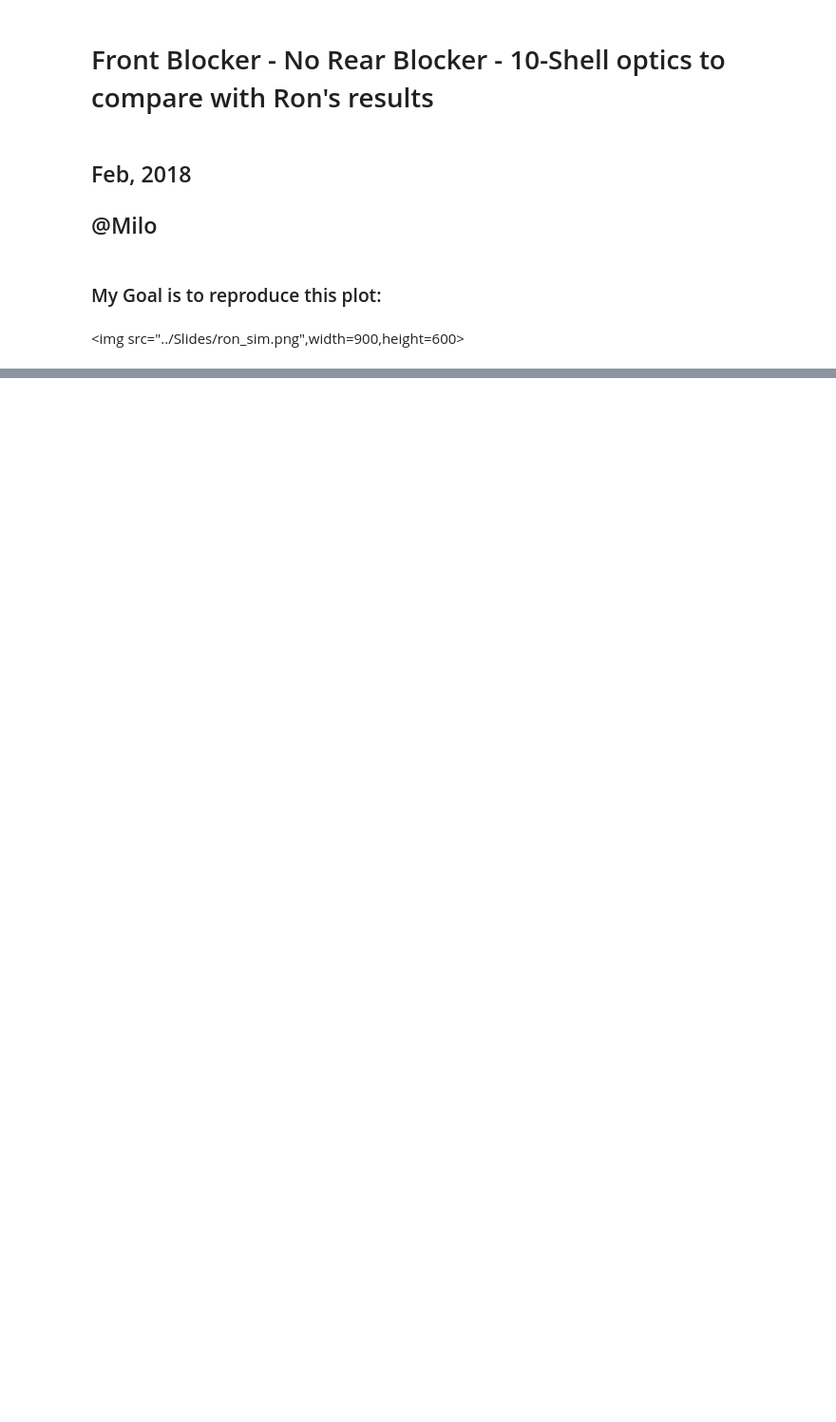
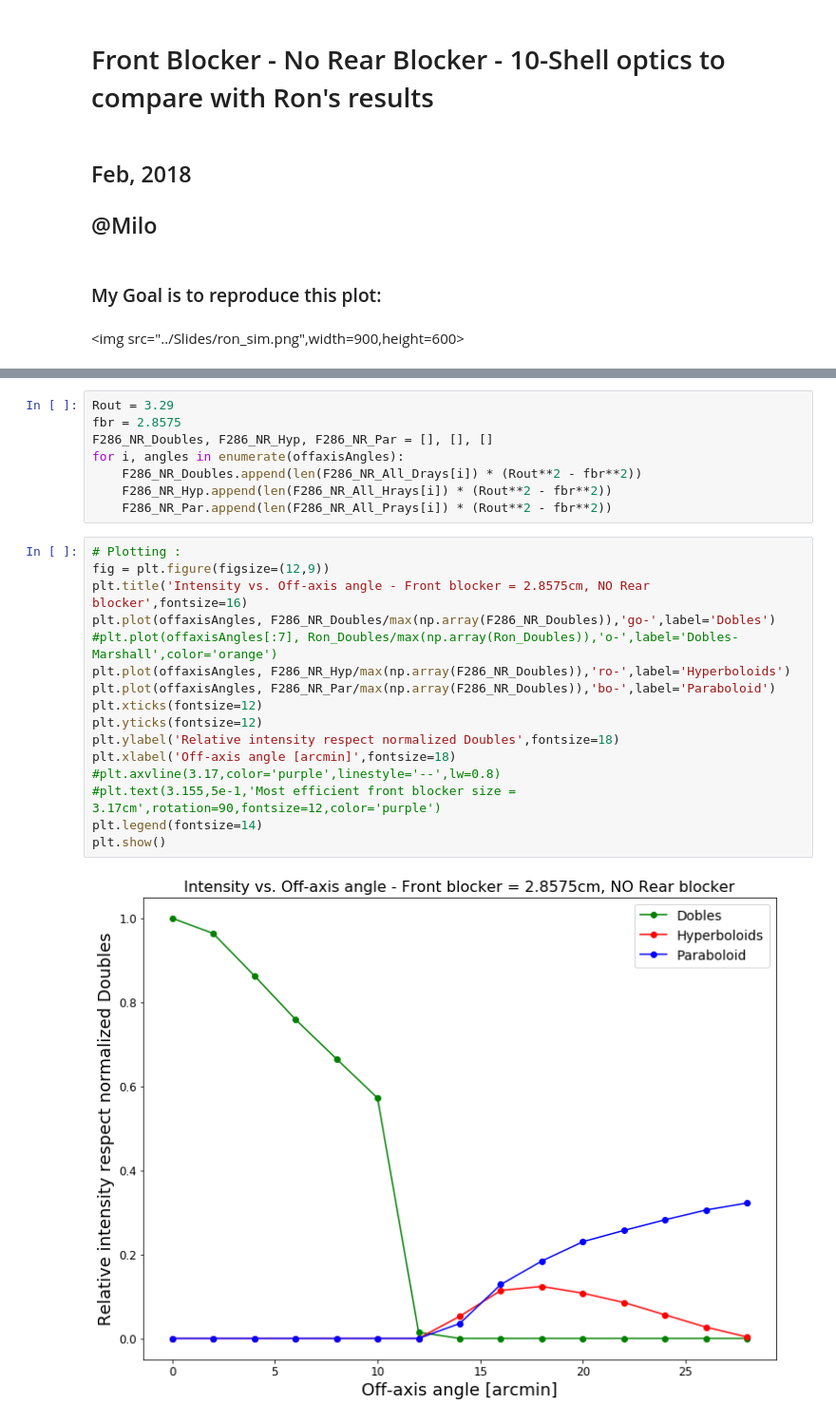
Before and after one commit to pymilo/Milo_RayTracing, a Jupyter notebook: Notebooks/FrontBlocker10Shell_RonValidation.ipynb, the cells around one changed output, grey strips where cells are left out. Shown at 95% size. Drawn from its saved outputs; the diff is of its cells as text; blank space fills up the shorter version.

```diff
--- a/Notebooks/FrontBlocker10Shell_RonValidation.ipynb
+++ b/Notebooks/FrontBlocker10Shell_RonValidation.ipynb
@@ -9,0 +115,26 @@
+# %%
+Rout = 3.29
+fbr = 2.8575
+F286_NR_Doubles, F286_NR_Hyp, F286_NR_Par = [], [], []
+for i, angles in enumerate(offaxisAngles):
+    F286_NR_Doubles.append(len(F286_NR_All_Drays[i]) * (Rout**2 - fbr**2))
+    F286_NR_Hyp.append(len(F286_NR_All_Hrays[i]) * (Rout**2 - fbr**2))
+    F286_NR_Par.append(len(F286_NR_All_Prays[i]) * (Rout**2 - fbr**2))
+# %%
+# Plotting :
+fig = plt.figure(figsize=(12,9))
+plt.title('Intensity vs. Off-axis angle - Front blocker = 2.8575cm, NO Rear blocker',fontsize=16)
+plt.plot(offaxisAngles, F286_NR_Doubles/max(np.array(F286_NR_Doubles)),'go-',label='Dobles')
+#plt.plot(offaxisAngles[:7], Ron_Doubles/max(np.array(Ron_Doubles)),'o-',label='Dobles-Marshall',color='orange')
+plt.plot(offaxisAngles, F286_NR_Hyp/max(np.array(F286_NR_Doubles)),'ro-',label='Hyperboloids')
+plt.plot(offaxisAngles, F286_NR_Par/max(np.array(F286_NR_Doubles)),'bo-',label='Paraboloid')
+plt.xticks(fontsize=12)
+plt.yticks(fontsize=12)
+plt.ylabel('Relative intensity respect normalized Doubles',fontsize=18)
+plt.xlabel('Off-axis angle [arcmin]',fontsize=18)
+#plt.axvline(3.17,color='purple',linestyle='--',lw=0.8)
+#plt.text(3.155,5e-1,'Most efficient front blocker size = 3.17cm',rotation=90,fontsize=12,color='purple')
+plt.legend(fontsize=14)
+plt.show()
+# %% [output]
+[figure, added]
```
Also changed, not shown: parts of 58 cells of this notebook, 2 other files.
